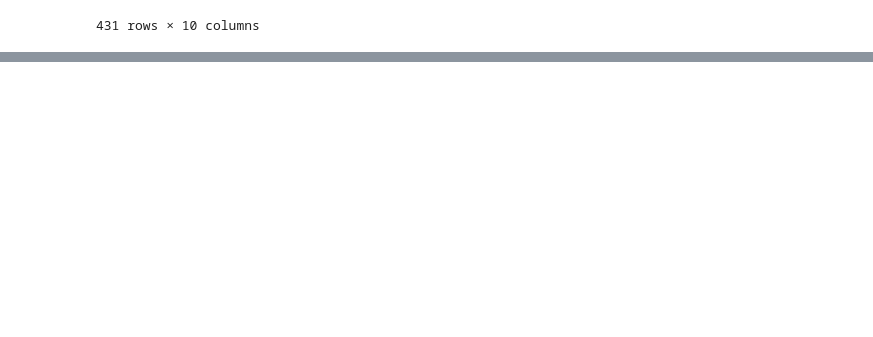
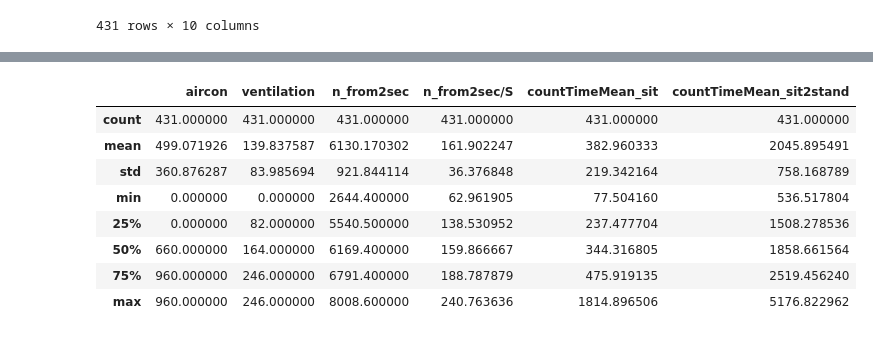
Before and after one commit to Enehentaro/MachineLearning, a Jupyter notebook: NoteBook/TrialAndError.ipynb, the cells around one changed output, grey strips where cells are left out. Saved outputs shown, nothing was run; the diff lists cells and outputs as text; code cells hidden in the pictures; blank space fills up the shorter version.

```diff
--- a/NoteBook/TrialAndError.ipynb
+++ b/NoteBook/TrialAndError.ipynb
@@ -404,0 +424,12 @@ sns.pairplot(df_core[["aircon", "ventilation", "exhaust", "n_from2sec/S", "count
+# %%
+df_core.describe()
+# %% [output]
+|  | aircon | ventilation | n_from2sec | n_from2sec/S | countTimeMean_sit | countTimeMean_sit2stand |
+| count | 431.000000 | 431.000000 | 431.000000 | 431.000000 | 431.000000 | 431.000000 |
+| mean | 499.071926 | 139.837587 | 6130.170302 | 161.902247 | 382.960333 | 2045.895491 |
+| std | 360.876287 | 83.985694 | 921.844114 | 36.376848 | 219.342164 | 758.168789 |
+| min | 0.000000 | 0.000000 | 2644.400000 | 62.961905 | 77.504160 | 536.517804 |
+| 25% | 0.000000 | 82.000000 | 5540.500000 | 138.530952 | 237.477704 | 1508.278536 |
+| 50% | 660.000000 | 164.000000 | 6169.400000 | 159.866667 | 344.316805 | 1858.661564 |
+| 75% | 960.000000 | 246.000000 | 6791.400000 | 188.787879 | 475.919135 | 2519.456240 |
+| max | 960.000000 | 246.000000 | 8008.600000 | 240.763636 | 1814.896506 | 5176.822962 |
```
Also changed, not shown: parts of 11 cells of this notebook, 45 other files.
